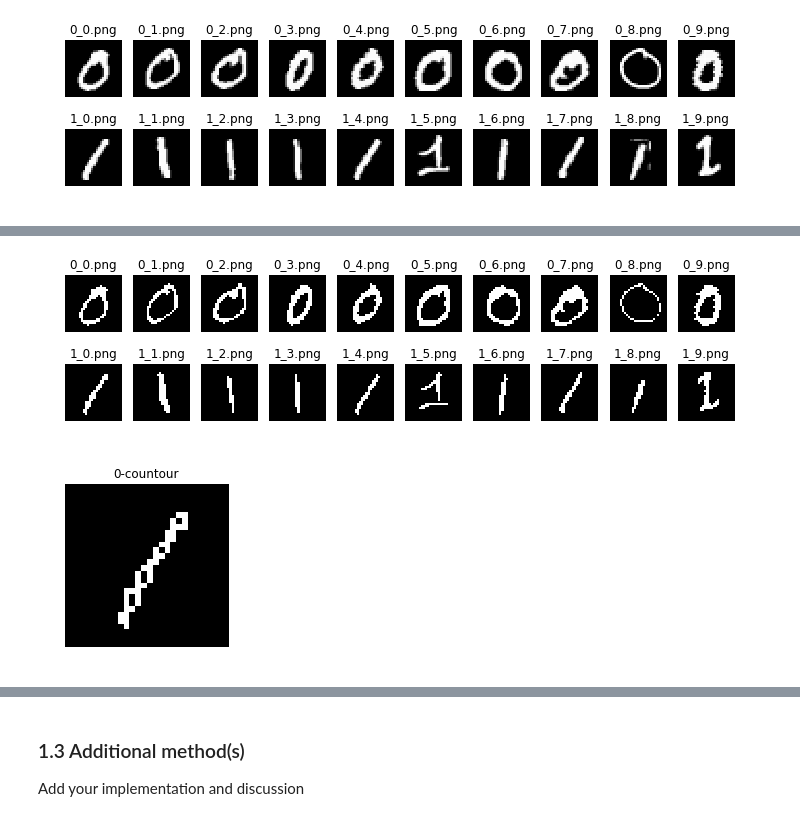
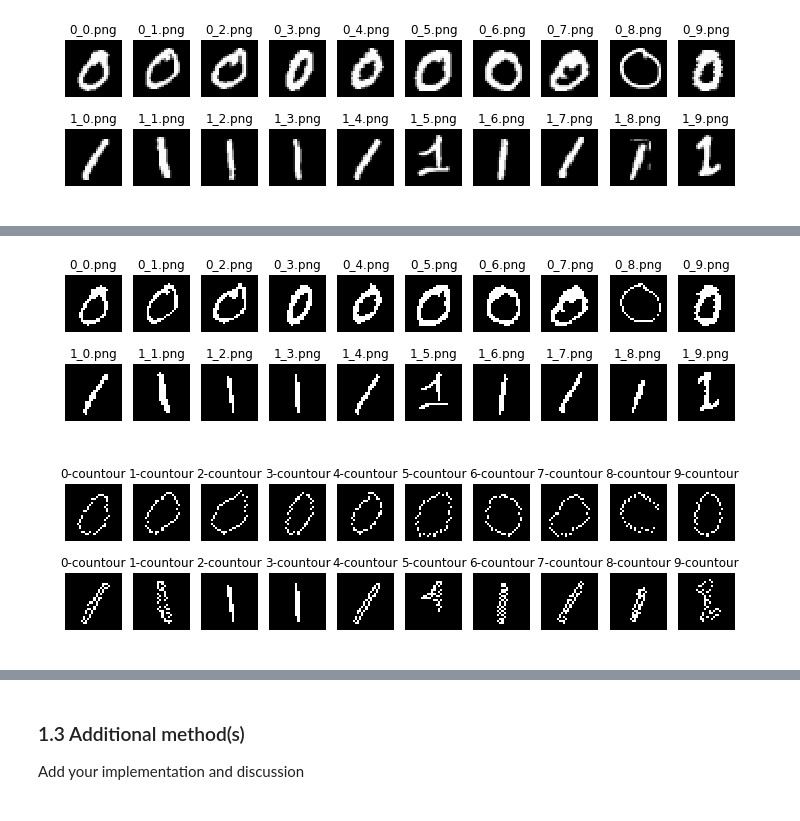
Before and after one commit to hellgheast/Image_analysis, a Jupyter notebook: lab_02_object_description_ismail.ipynb, the cells around one changed output, grey strips where cells are left out. Drawn from its saved outputs; the diff is of its cells as text; code cells hidden in the pictures.

```diff
--- a/lab_02_object_description_ismail.ipynb
+++ b/lab_02_object_description_ismail.ipynb
@@ -95,9 +85,9 @@ import numpy as np
 from skimage.filters import threshold_minimum
 from scipy.fftpack import fft, ifft
 from skimage.measure import find_contours
+from scipy.signal import resample
 _
 #extract number of images and number of pixels
-print(zeros_im.shape)
 N_images, dim,_ = zeros_im.shape
 
 # Morphological stuff
@@ -126,6 +116,7 @@ for ax, im, nm in zip(axes[1], ones_im_bin, ones_names):
     ax.imshow(im, cmap='gray')
     ax.axis('off')
     ax.set_title(nm)
+plt.show()
 
 zeros_contours = []
 ones_contours = []
@@ -138,6 +129,7 @@ for idx in range(0,N_images):
     one_countour = find_contours(ones_im_bin[idx],128,fully_connected='high',positive_orientation='low')
     ones_contours.append(one_countour)
 
+
 def convert_countour_to_image(dim_img,countour):
     img_countour = np.zeros((dim_img,dim_img))
     np_countour = np.around(countour).astype(int) # Round the coordinates
@@ -147,13 +139,12 @@ def convert_countour_to_image(dim_img,countour):
         img_countour[row,col] = 255
     return img_countour
 
-for idx in range(0,N_images):
-    for countour in ones_contours[idx]:
-        fig, ax = plt.subplots(1, figsize=(12, 3))
-        ax.imshow(convert_countour_to_image(dim,countour), cmap='gray')
-        ax.axis('off')
-        ax.set_title('{}-countour'.format(idx))
-
+#for idx in range(0,N_images):
+#    for countour in ones_contours[idx]:
+#        fig, ax = plt.subplots(1, figsize=(12, 3))
+#        ax.imshow(convert_countour_to_image(dim,countour), cmap='gray')
+#        ax.axis('off')
+#        ax.set_title('{}-countour'.format(idx))
 
 # Keep only the first contours of each image
 zeros_unique_countours = []
@@ -162,5 +153,71 @@ for idx in range(0,N_images):
 # Keep only the first contours of each image
 ones_unique_countours = []
 for idx in range(0,N_images):
-        zeros_unique_countours.append(zeros_contours[idx][0])
+        ones_unique_countours.append(ones_contours[idx][0])
+
+
+# Print the length of a countour and take the minimum length
+#print("zero len")
+#for idx,elem in enumerate(zeros_unique_countours):
+#    print("Image N°{} has length : {}".format(idx,len(elem)))
+
+#print("one len")
+#for idx,elem in enumerate(ones_unique_countours):
+#    print("Image N°{} has length : {}".format(idx,len(elem)))
+
+zero_ctr_min_length = min([len(x) for x  in zeros_unique_countours])
+ones_ctr_min_length = min([len(x) for x  in ones_unique_countours])
+min_ctr_length = min(zero_ctr_min_length,ones_ctr_min_length)
+
+#Resamples all signals
+zeros_resampled = []
+ones_resampled = []
+
+for idx in range(0,N_images):
+    zeros_resampled.append(resample(zeros_unique_countours[idx],min_ctr_length))
+    ones_resampled.append(resample(ones_unique_countours[idx],min_ctr_length))
+
+
+
+
+fig, ax = plt.subplots(2,N_images, figsize=(12, 3))
+for idx in range(0,N_images):
+        ax[0,idx].imshow(convert_countour_to_image(dim,zeros_resampled[idx]), cmap='gray')
+        ax[0,idx].axis('off')
+        ax[0,idx].set_title('{}-countour'.format(idx))
+        ax[1,idx].imshow(convert_countour_to_image(dim,ones_resampled[idx]), cmap='gray')
+        ax[1,idx].axis('off')
+        ax[1,idx].set_title('{}-countour'.format(idx))
+plt.show()
+
+
+def conv_to_complex(xy):
+    c=xy[:,0]+1j*xy[:,1]
+    return c
+
+# Convert x-y to complex number
+cplx_zeros_resampled = []
+cplx_ones_resampled = []
+for idx in range(0,N_images):
+    cplx_zeros_resampled.append(conv_to_complex(zeros_resampled[idx]))
+    cplx_ones_resampled.append(conv_to_complex(ones_resampled[idx]))
+
+
+# Generate fourier descriptors
+zeros_fft_desc = []
+ones_fft_desc  = []
+for idx in range(0,N_images):
+    zeros_fft_desc.append(fft(cplx_zeros_resampled[idx]))
+    ones_fft_desc.append(fft(cplx_ones_resampled[idx]))
+
+# Plot the fourier descriptors
+for idx,elem in enumerate(ones_fft_desc):
+    plt.plot(abs(zeros_fft_desc[idx][1]),abs(zeros_fft_desc[idx][5]),'ro')
+    plt.plot(abs(ones_fft_desc[idx][1]),abs(ones_fft_desc[idx][5]),'bo')
+
+red_patch = mpatches.Patch(color='red', label='Zeros')
+blue_patch = mpatches.Patch(color='blue', label='Ones')
+plt.legend(handles=[red_patch,blue_patch])
+plt.title('Fourier descriptors')
+plt.show()
 # %% [output]
@@ -168,2 +224,2 @@ for idx in range(0,N_images):
 [figure]
-[figure, old version]
+[figure, new version]
```
Also changed, not shown: parts of 6 cells of this notebook.
